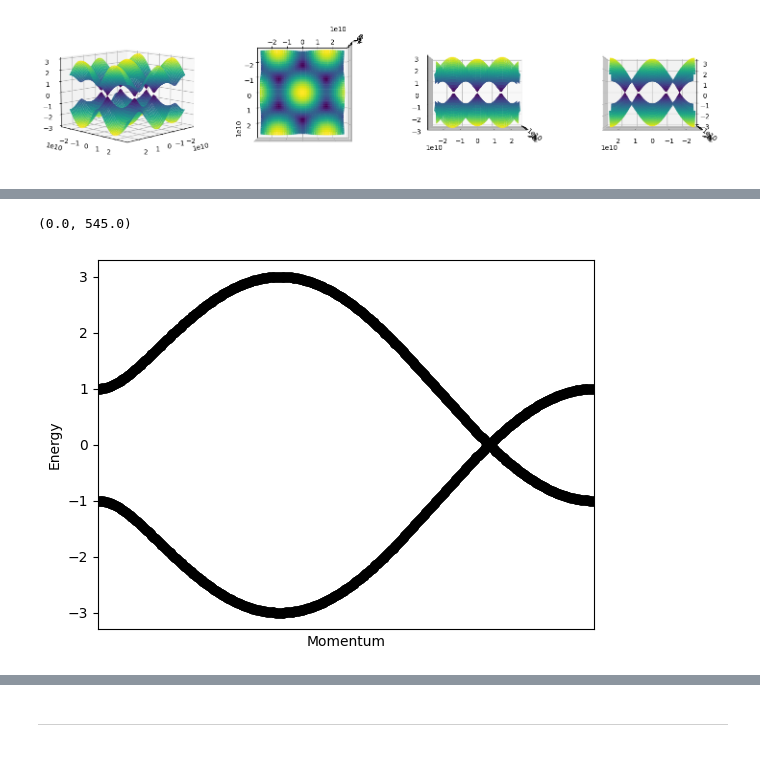
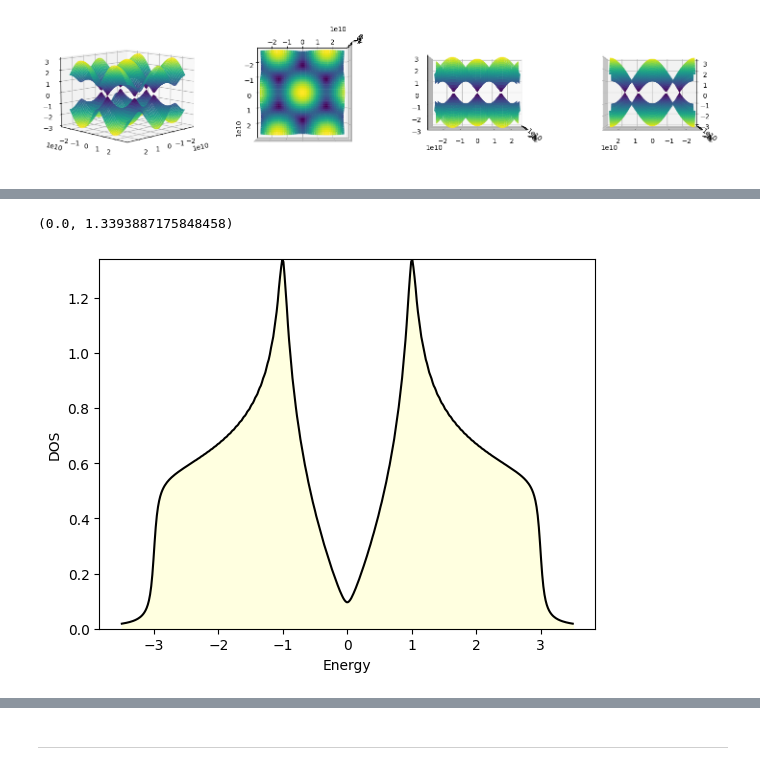
Before and after one commit to Josearthur266/Rascunhos_PET.py, a Jupyter notebook: Estrutura_de_bandas_do grafeno/Estrutura_de_bandas_do_grafeno.ipynb, the cells around one changed output, grey strips where cells are left out. Drawn from its saved outputs; the diff is of its cells as text; code cells hidden in the pictures.

```diff
--- a/Estrutura_de_bandas_do grafeno/Estrutura_de_bandas_do_grafeno.ipynb
+++ b/Estrutura_de_bandas_do grafeno/Estrutura_de_bandas_do_grafeno.ipynb
@@ -248,9 +267,10 @@ $\quad$ Nos pontos onde as bandas se encostam, a relação de dispessão passa a
 # %%
 g = geometry.honeycomb_lattice() # generate a honeycomb lattice
 h = g.get_hamiltonian() # generate the Hamiltonian
-(k,e) = h.get_bands(kpath=["M","G","K'","M"]) # compute band structure
-plt.scatter(k,e,c="black") ; plt.xlabel("Momentum") ; plt.ylabel("Energy")
-plt.xticks([]) ; plt.xlim([min(k),max(k)])
+(e,d) = h.get_dos(delta=5e-2,energies=np.linspace(-3.5,3.5,400)) # let us compute now the density of states
+plt.plot(e,d,c="black") ; plt.xlabel("Energy") ; plt.ylabel("DOS") # plot
+plt.fill_between(e, d, where=d>=d, interpolate=True, color='lightyellow') # add a background
+plt.ylim([0,max(d)])
 # %% [output]
-(0.0, 545.0)
+(0.0, 1.3393887175848458)
-[figure, old version]
+[figure, new version]
```
Also changed, not shown: parts of 7 cells of this notebook, 3 other files.
